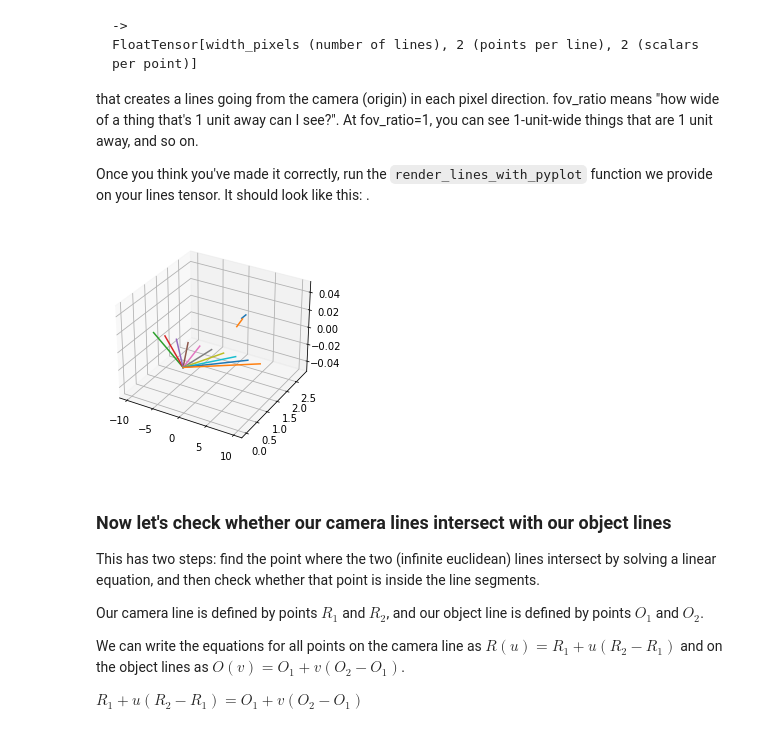
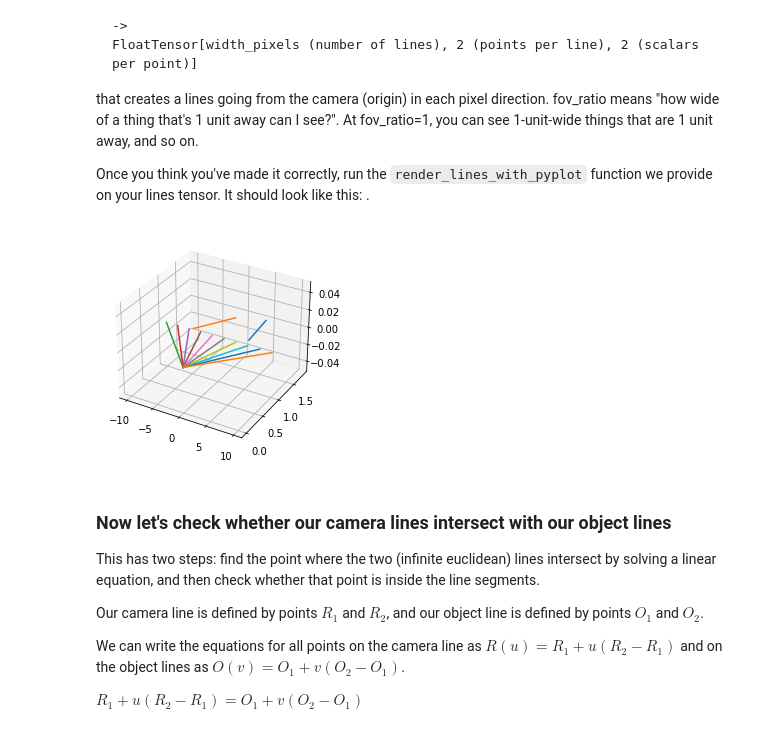
Before and after one commit to redwoodresearch/mlab, a Jupyter notebook: days/w1d1_renderer.ipynb, the cells around one changed output. Cells and saved outputs as stored; diff of their text form; code cells hidden in the pictures.

```diff
--- a/days/w1d1_renderer.ipynb
+++ b/days/w1d1_renderer.ipynb
@@ -41,23 +41,23 @@ def render_lines_with_pyplot(lines):
 # %%
 # SOLUTION, TO REMOVE
 def camera_rays_1d(W,fov_ratio=0.3):
     y_dirs = t.linspace(-fov_ratio,fov_ratio, W)
     ray_directions = t.stack([t.ones(W), y_dirs,t.zeros(W)], dim=1)
     origin = t.tensor([0,0,0]).unsqueeze(0).expand([W, 3])
     lines = t.stack([origin, ray_directions], dim=1)
     return lines
 
 def objects(n):
     xys = t.rand(n, 2, 2)
-    xys[:,:,0]+=2
+    xys[:,:,0]+=1
     xys[:,:,1]-=0.5
-    xys[:,:,1]*=3
+    xys[:,:,1]*=10
     return t.cat([xys, t.zeros(n, 2, 1)], dim=2)
 lines = camera_rays_1d(10,10)
 
 render_lines_with_pyplot(t.cat([objects(2), lines], dim=0))
 # %% [output]
-[figure, old version]
+[figure, new version]
 # %% [markdown]
 ### Now let's check whether our camera lines intersect with our object lines
 
```
